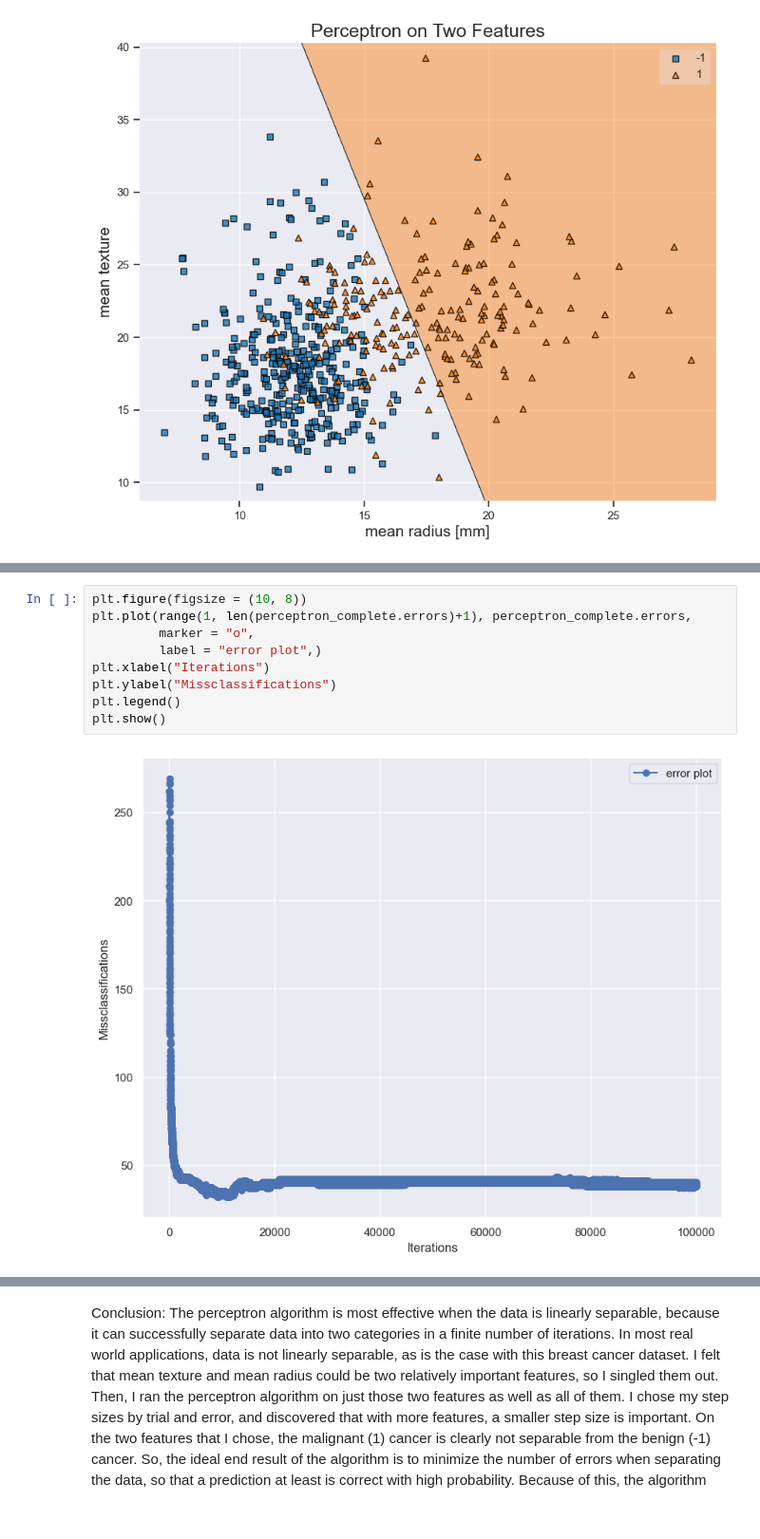
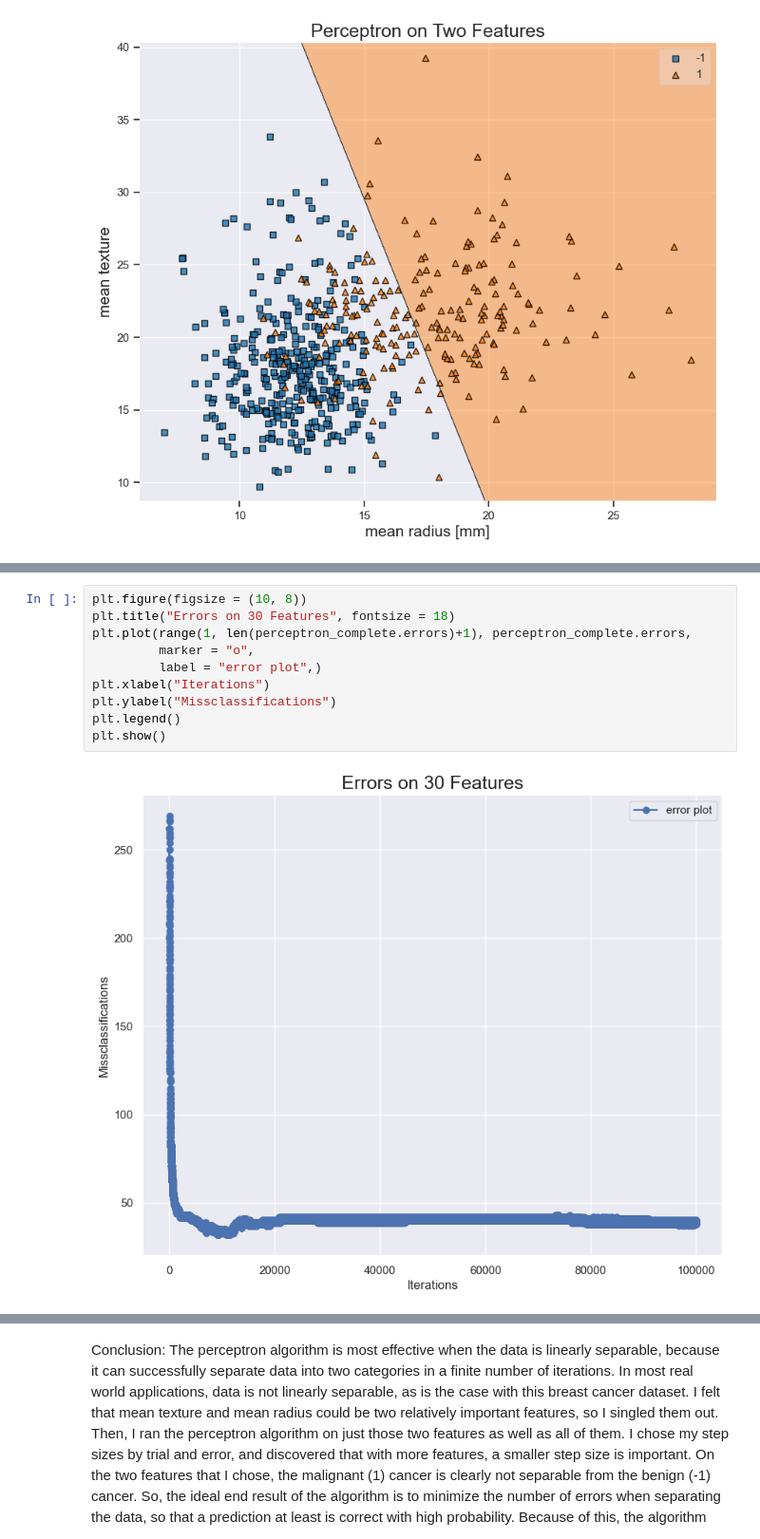
Before and after one commit to aelliott50/Elliott-CMOR-438-Spring-2025, a Jupyter notebook: Supervised Learning/Perceptron.ipynb, the cells around one changed output, grey strips where cells are left out. Shown: that part at 95% size. Saved outputs shown, nothing was run; the diff lists cells and outputs as text; blank space fills up the shorter version.

```diff
--- a/Supervised Learning/Perceptron.ipynb
+++ b/Supervised Learning/Perceptron.ipynb
@@ -83,13 +83,14 @@ plt.show()
 # %%
 plt.figure(figsize = (10, 8))
+plt.title("Errors on 30 Features", fontsize = 18)
 plt.plot(range(1, len(perceptron_complete.errors)+1), perceptron_complete.errors,
          marker = "o",
          label = "error plot",)
 plt.xlabel("Iterations")
 plt.ylabel("Missclassifications")
 plt.legend()
 plt.show()
 # %% [output]
-[figure, old version]
+[figure, new version]
 # %%
 # Maximum separation reached in any epoch for each perceptron.
```
Also changed, not shown: parts of 2 cells of this notebook.
